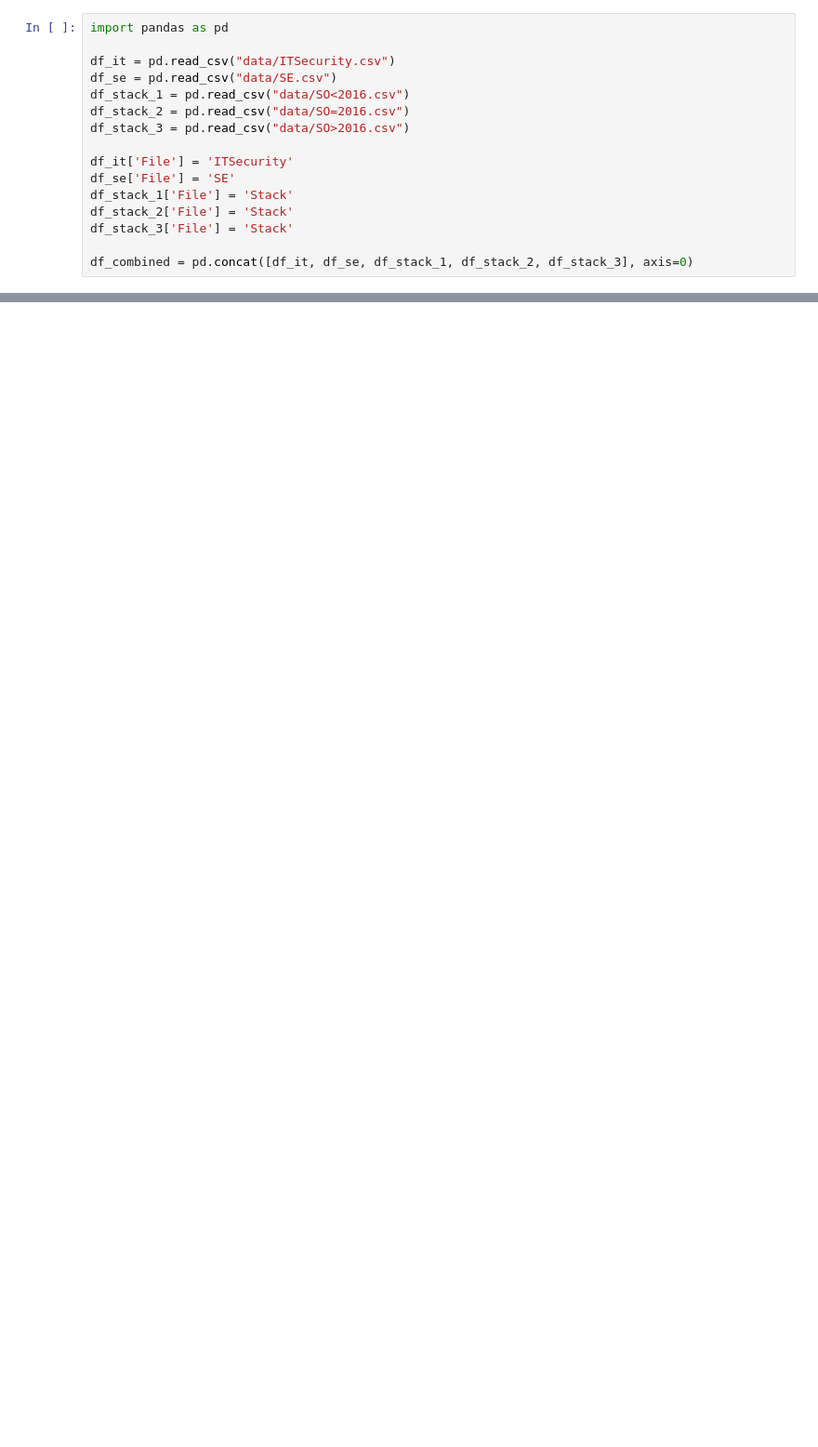
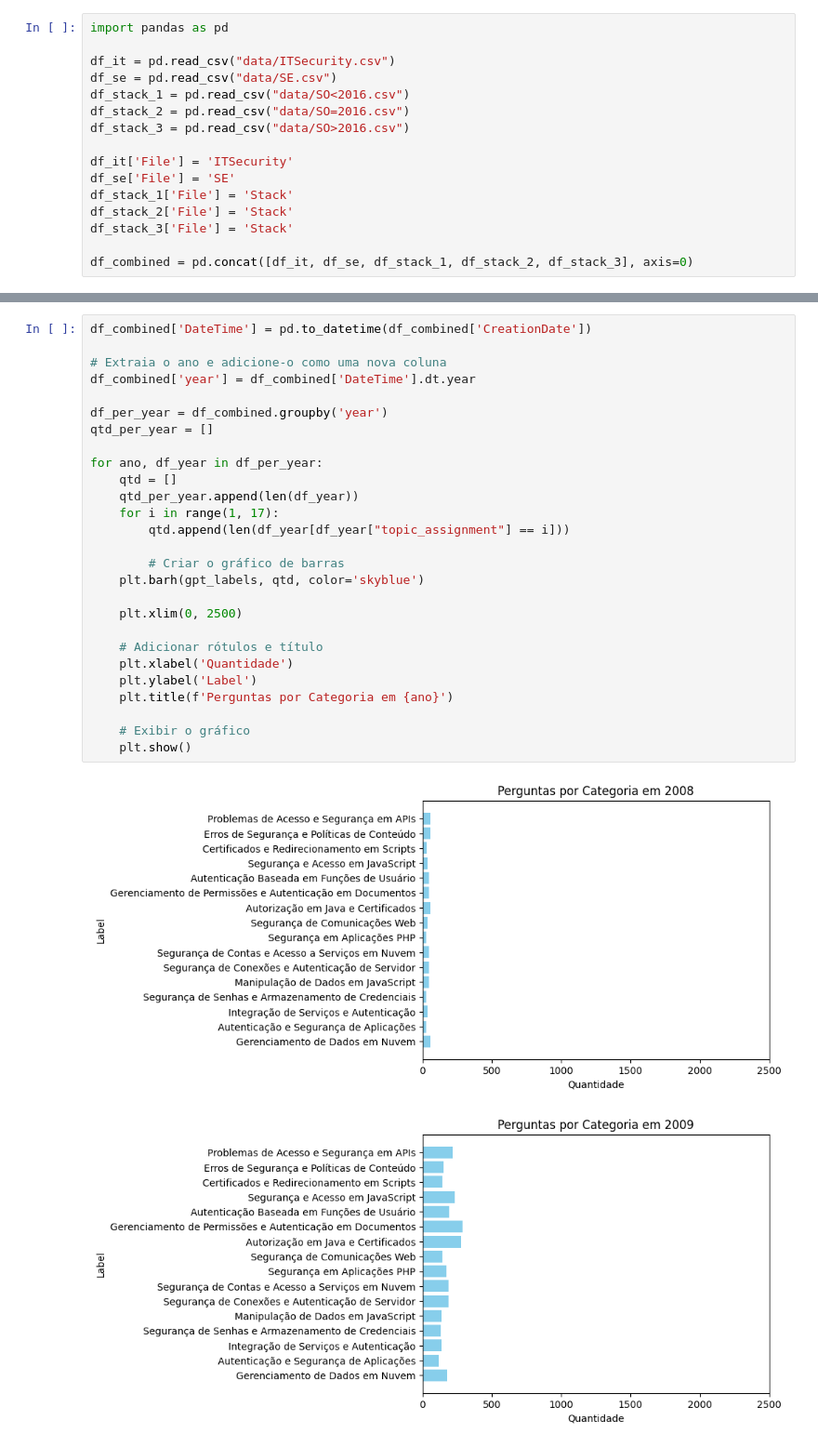
Before and after one commit to TCC-Emily-e-Vitor/Codigo-LDA, a Jupyter notebook: topics.ipynb, the cells around one changed output, grey strips where cells are left out. Shown at 93% size. Drawn from its saved outputs; the diff is of its cells as text; blank space fills up the shorter version.

```diff
--- a/topics.ipynb
+++ b/topics.ipynb
@@ -217,0 +356,30 @@ plt.show()
+# %%
+df_combined['DateTime'] = pd.to_datetime(df_combined['CreationDate'])
+
+# Extraia o ano e adicione-o como uma nova coluna
+df_combined['year'] = df_combined['DateTime'].dt.year
+
+df_per_year = df_combined.groupby('year')
+qtd_per_year = []
+
+for ano, df_year in df_per_year:
+    qtd = []
+    qtd_per_year.append(len(df_year))
+    for i in range(1, 17):
+        qtd.append(len(df_year[df_year["topic_assignment"] == i]))
+
+        # Criar o gráfico de barras
+    plt.barh(gpt_labels, qtd, color='skyblue')
+
+    plt.xlim(0, 2500)
+
+    # Adicionar rótulos e título
+    plt.xlabel('Quantidade')
+    plt.ylabel('Label')
+    plt.title(f'Perguntas por Categoria em {ano}')
+
+    # Exibir o gráfico
+    plt.show()
+# %% [output]
+[figure, added]
+[figure, added]
```
Also changed, not shown: parts of 10 cells of this notebook, 11 other files.
